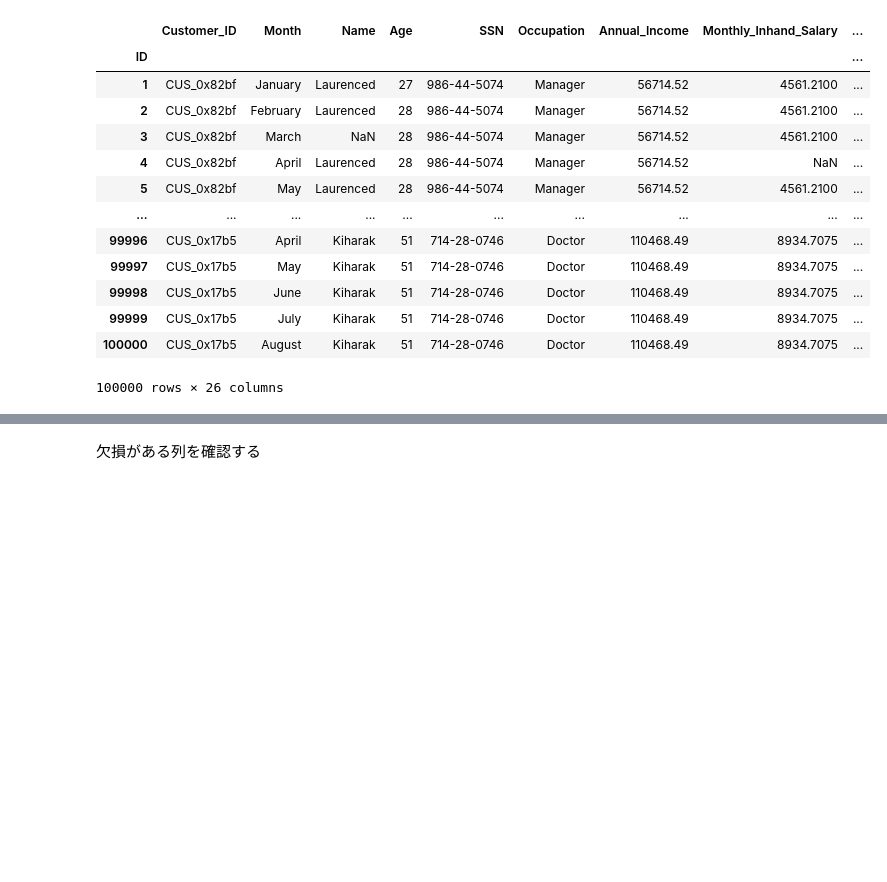
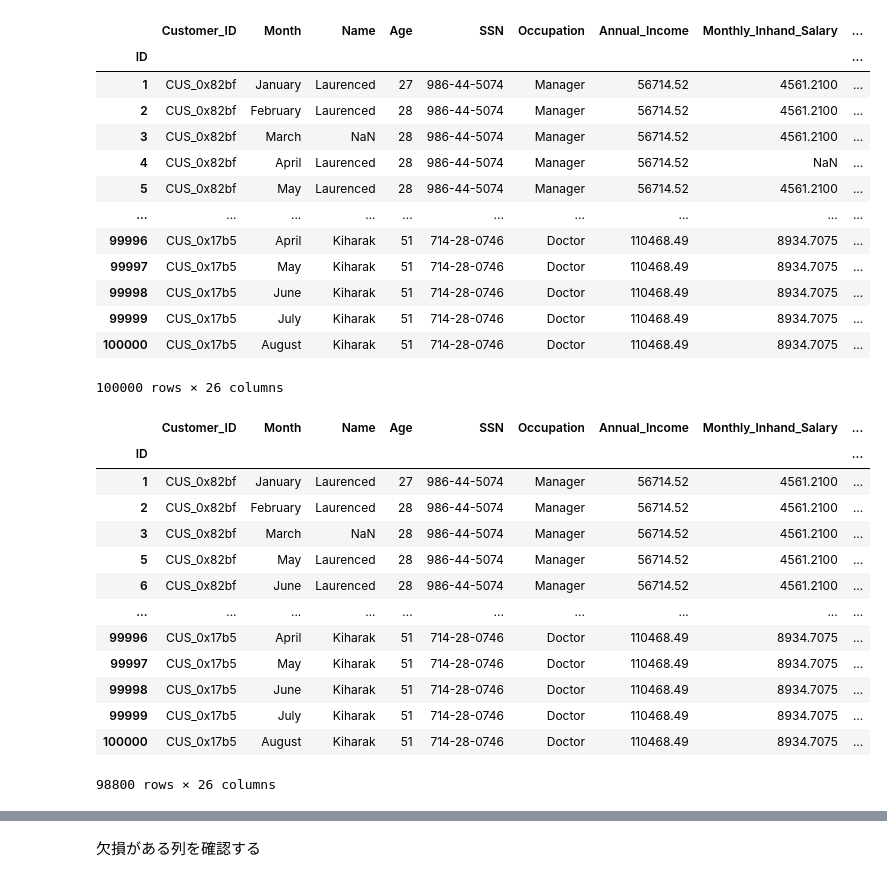
Before and after one commit to masa1357/Credit-Score-Classification-Starter, a Jupyter notebook: credit-score-classification-starter.ipynb, the cells around one changed output, grey strips where cells are left out. Drawn from its saved outputs; the diff is of its cells as text; code cells hidden in the pictures; blank space fills up the shorter version.

```diff
--- a/credit-score-classification-starter.ipynb
+++ b/credit-score-classification-starter.ipynb
@@ -62,3 +78,22 @@ df
 | 99999 | CUS_0x17b5 | July | Kiharak | 51 | 714-28-0746 | Doctor | 110468.49 | 8934.7075 | ... |
 | 100000 | CUS_0x17b5 | August | Kiharak | 51 | 714-28-0746 | Doctor | 110468.49 | 8934.7075 | ... |
 100000 rows × 26 columns
+# %%
+cutdf = df[df['Monthly_Balance'].notna()]
+
+cutdf
+# %% [output]
+|  | Customer_ID | Month | Name | Age | SSN | Occupation | Annual_Income | Monthly_Inhand_Salary | ... |
+| ID |  |  |  |  |  |  |  |  | ... |
+| 1 | CUS_0x82bf | January | Laurenced | 27 | 986-44-5074 | Manager | 56714.52 | 4561.2100 | ... |
+| 2 | CUS_0x82bf | February | Laurenced | 28 | 986-44-5074 | Manager | 56714.52 | 4561.2100 | ... |
+| 3 | CUS_0x82bf | March | NaN | 28 | 986-44-5074 | Manager | 56714.52 | 4561.2100 | ... |
+| 5 | CUS_0x82bf | May | Laurenced | 28 | 986-44-5074 | Manager | 56714.52 | 4561.2100 | ... |
+| 6 | CUS_0x82bf | June | Laurenced | 28 | 986-44-5074 | Manager | 56714.52 | 4561.2100 | ... |
+| ... | ... | ... | ... | ... | ... | ... | ... | ... | ... |
+| 99996 | CUS_0x17b5 | April | Kiharak | 51 | 714-28-0746 | Doctor | 110468.49 | 8934.7075 | ... |
+| 99997 | CUS_0x17b5 | May | Kiharak | 51 | 714-28-0746 | Doctor | 110468.49 | 8934.7075 | ... |
+| 99998 | CUS_0x17b5 | June | Kiharak | 51 | 714-28-0746 | Doctor | 110468.49 | 8934.7075 | ... |
+| 99999 | CUS_0x17b5 | July | Kiharak | 51 | 714-28-0746 | Doctor | 110468.49 | 8934.7075 | ... |
+| 100000 | CUS_0x17b5 | August | Kiharak | 51 | 714-28-0746 | Doctor | 110468.49 | 8934.7075 | ... |
+98800 rows × 26 columns
```
Also changed, not shown: parts of 16 cells of this notebook.
